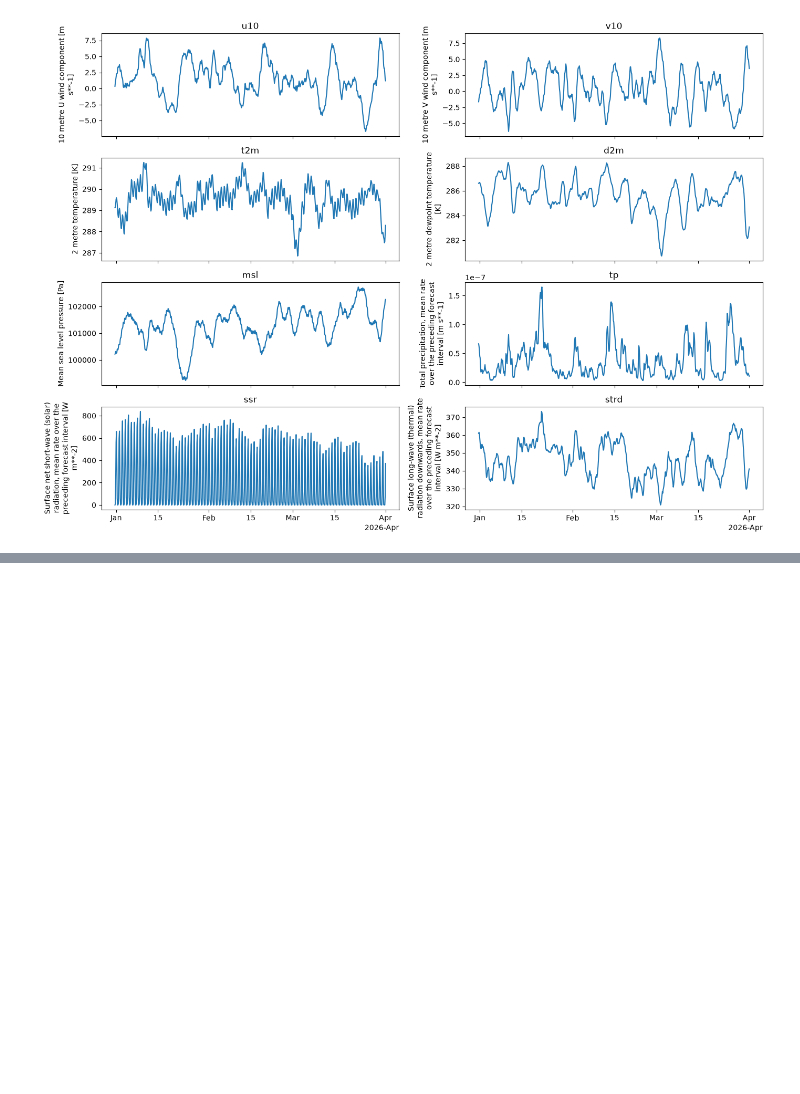
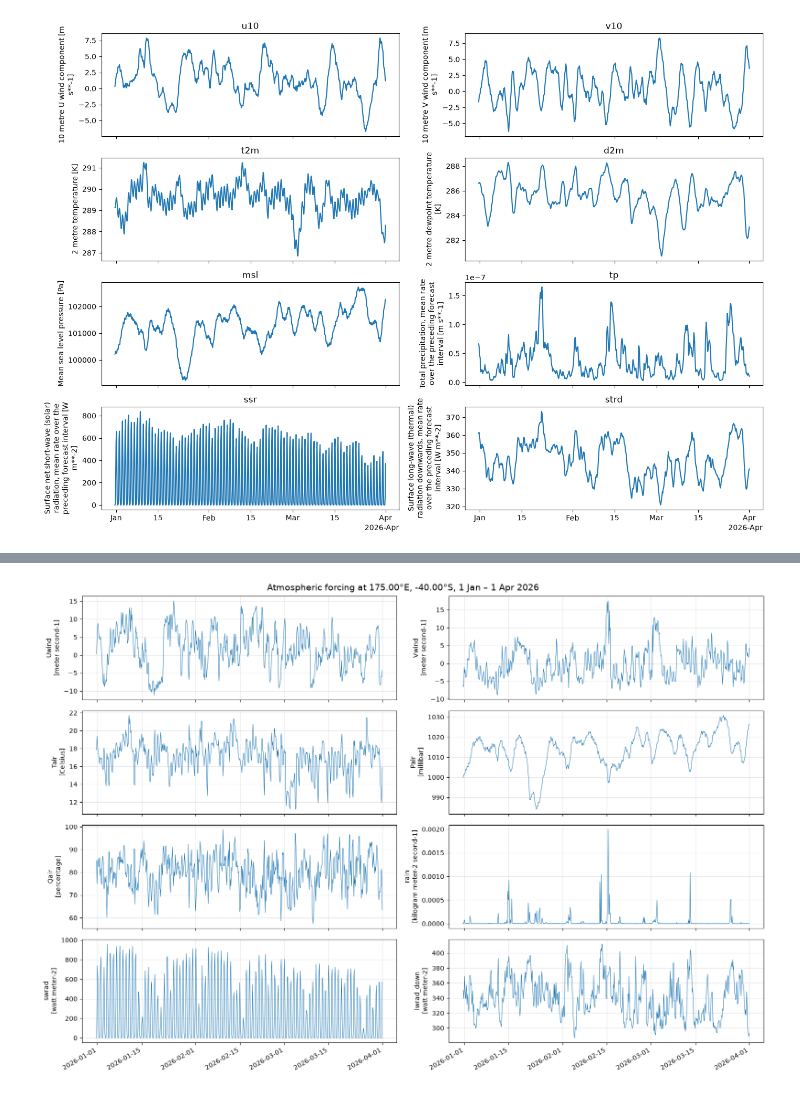
Before and after one commit to Ocean-Atmosphere-modeling/Moana-2.0, a Jupyter notebook: Notebooks/Inspecting_atm_file.ipynb, the cells around one changed output, grey strips where cells are left out. Cells and saved outputs as stored; diff of their text form; code cells hidden in the pictures; blank space fills up the shorter version.

```diff
--- a/Notebooks/Inspecting_atm_file.ipynb
+++ b/Notebooks/Inspecting_atm_file.ipynb
@@ -120,0 +338,13 @@ plt.tight_layout()
+# %%
+fig, axes = plt.subplots(4, 2, figsize=(16, 11), sharex=True)
+for ax, v in zip(axes.flat, VARS):
+    ax.plot(dates, pt[v], lw=0.7)
+    ax.set_ylabel(f"{v}\n[{f[v].attrs['units']}]")
+    ax.grid(alpha=0.3)
+fig.suptitle(f"Atmospheric forcing at {float(pt.lon):.2f}°E, {float(pt.lat):.2f}°S, 1 Jan – 1 Apr 2026", fontsize=14)
+fig.autofmt_xdate()
+plt.tight_layout()
+plt.savefig(f"{FIGS}/atm_forcing_point_timeseries.png", dpi=150)
+plt.show()
+# %% [output]
+[figure, added]
```
Also changed, not shown: parts of 10 cells of this notebook, 26 other files.
